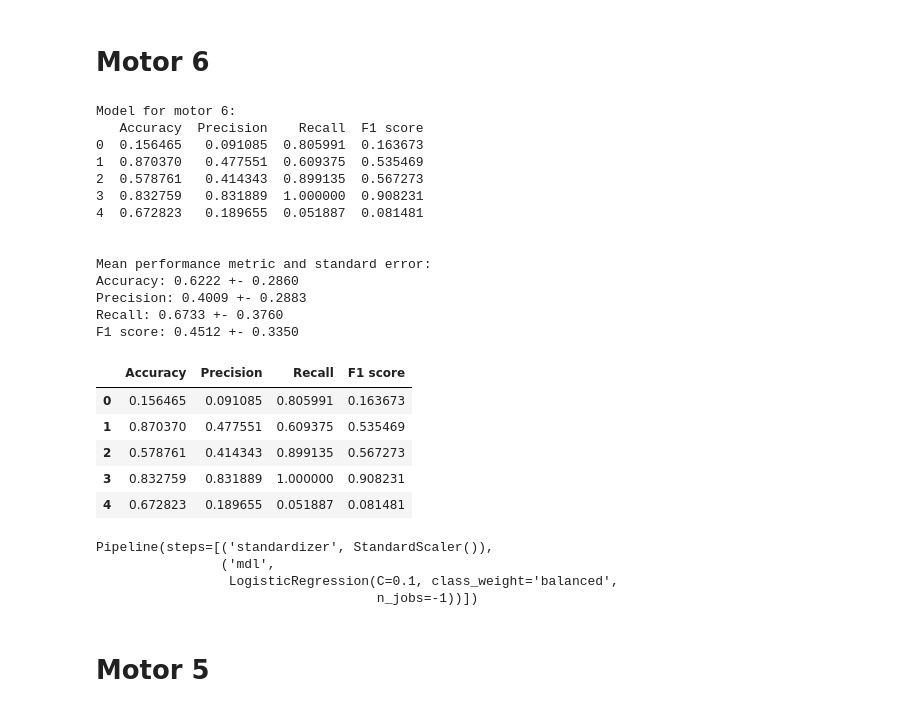
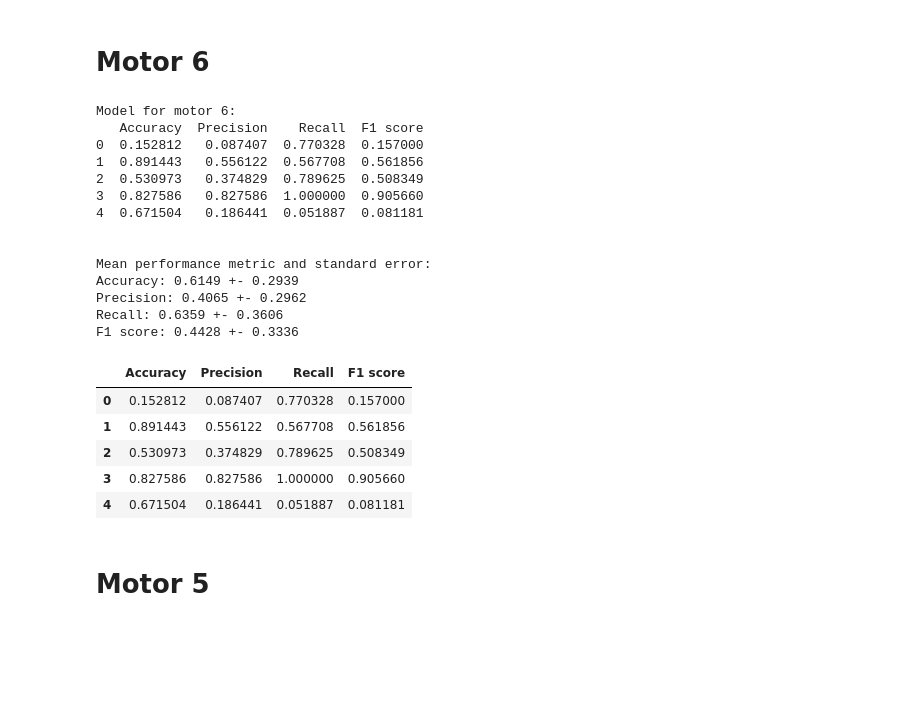
Before and after one commit to comoxx/digital_twin_robot_group2, a Jupyter notebook: DataChallenge/Data_challenge_Pierre.ipynb, the cells around one changed output. Cells and saved outputs as stored; diff of their text form; code cells hidden in the pictures; blank space fills up the shorter version.

```diff
--- a/DataChallenge/Data_challenge_Pierre.ipynb
+++ b/DataChallenge/Data_challenge_Pierre.ipynb
@@ -169,71 +164,57 @@ feature_list_all = ['time', 'data_motor_1_position', 'data_motor_1_temperature',
 # Define the steps of the pipeline
 steps = [
     ('standardizer', StandardScaler()),  # Step 1: StandardScaler
     ('mdl', LogisticRegression(class_weight="balanced", n_jobs=-1))
 ]
 
 # Create the pipeline
 pipeline = Pipeline(steps)
 
 # Define hyperparameters to search
 param_grid_6 = {
     'mdl__C': [0.1, 0.1, 1, 10]  # Inverse of regularization strength
 }
 
 # Initialize GridSearchCV
 grid_search_6 = GridSearchCV(estimator=pipeline, param_grid=param_grid_6, scoring='f1', cv=5)
 
-feature_list = ['data_motor_1_position', 'data_motor_1_temperature',
+feature_list_motor6 = ['data_motor_1_position', 'data_motor_1_temperature',
                     'data_motor_2_temperature', 'data_motor_2_position',
                     'data_motor_3_position', 'data_motor_3_temperature',
                     'data_motor_4_position', 'data_motor_4_voltage',
                     'data_motor_6_temperature']
 
 # Train the model.
-run_cv_one_motor(single_run_result=False, motor_idx=6, df_data=df_data_experiment, mdl=grid_search_6, feature_list=feature_list, n_fold=5, window_size=20, sample_step=5)
+run_cv_one_motor(single_run_result=False, motor_idx=6, df_data=df_data_experiment, mdl=grid_search_6, feature_list=feature_list_motor6, n_fold=5, window_size=20, sample_step=5)
 # %% [output]
 Model for motor 6:
    Accuracy  Precision    Recall  F1 score
-0  0.156465   0.091085  0.805991  0.163673
-1  0.870370   0.477551  0.609375  0.535469
-2  0.578761   0.414343  0.899135  0.567273
-3  0.832759   0.831889  1.000000  0.908231
-4  0.672823   0.189655  0.051887  0.081481
+0  0.152812   0.087407  0.770328  0.157000
+1  0.891443   0.556122  0.567708  0.561856
+2  0.530973   0.374829  0.789625  0.508349
+3  0.827586   0.827586  1.000000  0.905660
+4  0.671504   0.186441  0.051887  0.081181
 
 
 Mean performance metric and standard error:
-Accuracy: 0.6222 +- 0.2860
-Precision: 0.4009 +- 0.2883
-Recall: 0.6733 +- 0.3760
-F1 score: 0.4512 +- 0.3350
+Accuracy: 0.6149 +- 0.2939
+Precision: 0.4065 +- 0.2962
+Recall: 0.6359 +- 0.3606
+F1 score: 0.4428 +- 0.3336
 |  | Accuracy | Precision | Recall | F1 score |
-| 0 | 0.156465 | 0.091085 | 0.805991 | 0.163673 |
-| 1 | 0.870370 | 0.477551 | 0.609375 | 0.535469 |
-| 2 | 0.578761 | 0.414343 | 0.899135 | 0.567273 |
-| 3 | 0.832759 | 0.831889 | 1.000000 | 0.908231 |
-| 4 | 0.672823 | 0.189655 | 0.051887 | 0.081481 |
+| 0 | 0.152812 | 0.087407 | 0.770328 | 0.157000 |
+| 1 | 0.891443 | 0.556122 | 0.567708 | 0.561856 |
+| 2 | 0.530973 | 0.374829 | 0.789625 | 0.508349 |
+| 3 | 0.827586 | 0.827586 | 1.000000 | 0.905660 |
+| 4 | 0.671504 | 0.186441 | 0.051887 | 0.081181 |
 # %%
-df_tr_x, df_tr_y = extract_selected_feature(df_data_experiment, feature_list, motor_idx = 6, mdl_type='clf')
-
-# Prepare for the testing dataset.
-
-feature_list_test = ['data_motor_1_position', 'data_motor_1_temperature',
-                    'data_motor_2_temperature', 'data_motor_2_position',
-                    'data_motor_3_position', 'data_motor_3_temperature',
-                    'data_motor_4_position', 'data_motor_4_voltage',
-                    'data_motor_6_temperature', "test_condition"]
-
-# Get the features.
-df_test_x = df_test[feature_list_test]
+df_tr_x, df_tr_y = extract_selected_feature(df_data_experiment, feature_list_motor6, motor_idx = 6, mdl_type='clf')
 
 grid_search_6.fit(df_tr_x, df_tr_y)
-
+# Get the features.
+feature_list_motor6 = feature_list_motor6 + ['test_condition']
+df_test_x = df_test[feature_list_motor6]
 y_pred_6 = grid_search_6.predict(df_test_x)
-# %% [output]
-Pipeline(steps=[('standardizer', StandardScaler()),
-                ('mdl',
-                 LogisticRegression(C=0.1, class_weight='balanced',
-                                    n_jobs=-1))])
 # %% [markdown]
 # Motor 5
 # %%
```
Also changed, not shown: parts of 22 cells of this notebook, 3 other files.
